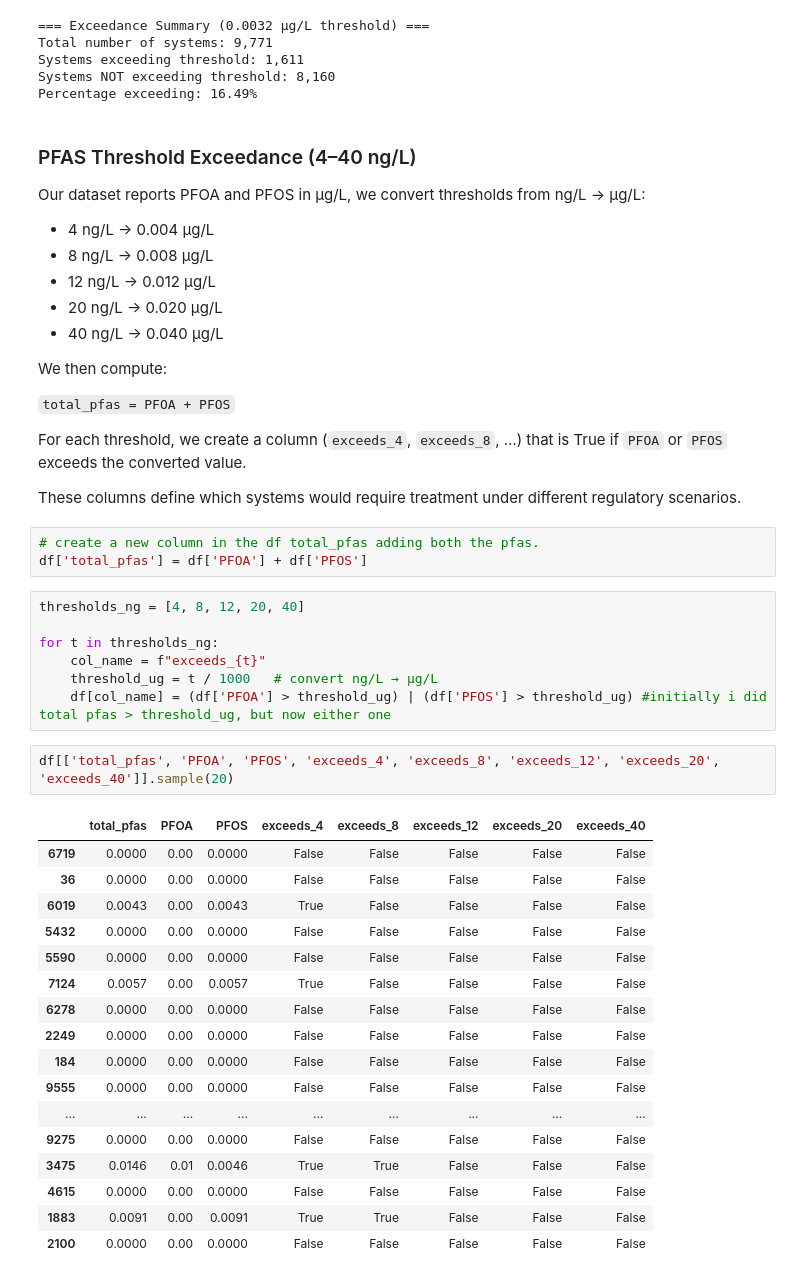
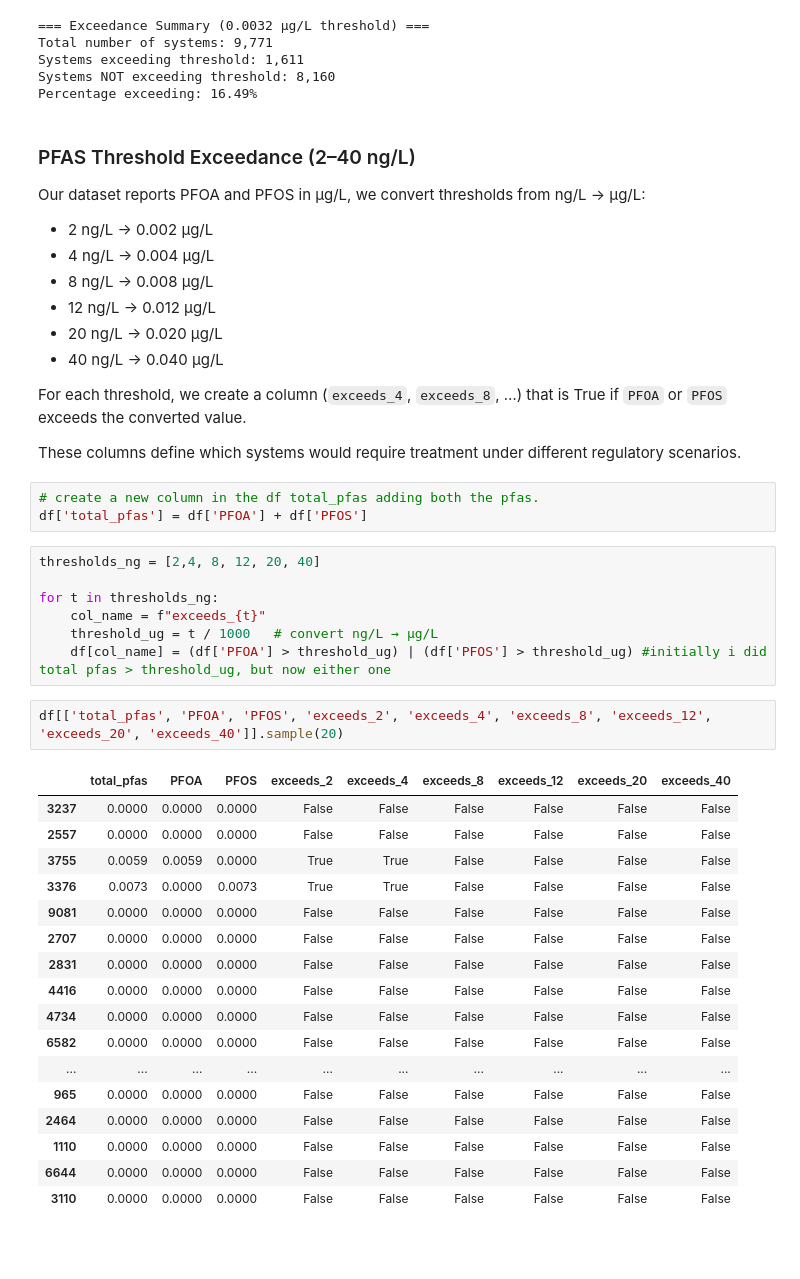
Before and after one commit to brahmee07/Pfas_water_research, a Jupyter notebook: Pfas_cost_risk_analysis.ipynb, the cells around one changed output. Cells and saved outputs as stored; diff of their text form; blank space fills up the shorter version.

Commit message:
Added updated exposure-based PFAS analysis, new thresholds, figures, and summary table

```diff
--- a/Pfas_cost_risk_analysis.ipynb
+++ b/Pfas_cost_risk_analysis.ipynb
@@ -88,19 +88,17 @@ Systems exceeding threshold: 1,611
 Systems NOT exceeding threshold: 8,160
 Percentage exceeding: 16.49%
 # %% [markdown]
-### PFAS Threshold Exceedance (4–40 ng/L)
+### PFAS Threshold Exceedance (2–40 ng/L)
 
 Our dataset reports PFOA and PFOS in µg/L, we convert thresholds from ng/L → µg/L:
 
+- 2 ng/L → 0.002 µg/L
 - 4 ng/L → 0.004 µg/L
 - 8 ng/L → 0.008 µg/L
 - 12 ng/L → 0.012 µg/L
 - 20 ng/L → 0.020 µg/L
 - 40 ng/L → 0.040 µg/L
 
-We then compute:
-
-`total_pfas = PFOA + PFOS`
 
 For each threshold, we create a column (`exceeds_4`, `exceeds_8`, …) that is True if `PFOA` or `PFOS`  exceeds the converted value.
 
@@ -109,32 +107,32 @@ These columns define which systems would require treatment under different regul
 # create a new column in the df total_pfas adding both the pfas.
 df['total_pfas'] = df['PFOA'] + df['PFOS']
 # %%
-thresholds_ng = [4, 8, 12, 20, 40]
+thresholds_ng = [2,4, 8, 12, 20, 40]
 
 for t in thresholds_ng:
     col_name = f"exceeds_{t}"
     threshold_ug = t / 1000   # convert ng/L → µg/L
     df[col_name] = (df['PFOA'] > threshold_ug) | (df['PFOS'] > threshold_ug) #initially i did total pfas > threshold_ug, but now either one
 # %%
-df[['total_pfas', 'PFOA', 'PFOS', 'exceeds_4', 'exceeds_8', 'exceeds_12', 'exceeds_20', 'exceeds_40']].sample(20)
+df[['total_pfas', 'PFOA', 'PFOS', 'exceeds_2', 'exceeds_4', 'exceeds_8', 'exceeds_12', 'exceeds_20', 'exceeds_40']].sample(20)
 # %% [output]
-|  | total_pfas | PFOA | PFOS | exceeds_4 | exceeds_8 | exceeds_12 | exceeds_20 | exceeds_40 |
-| 6719 | 0.0000 | 0.00 | 0.0000 | False | False | False | False | False |
-| 36 | 0.0000 | 0.00 | 0.0000 | False | False | False | False | False |
-| 6019 | 0.0043 | 0.00 | 0.0043 | True | False | False | False | False |
-| 5432 | 0.0000 | 0.00 | 0.0000 | False | False | False | False | False |
-| 5590 | 0.0000 | 0.00 | 0.0000 | False | False | False | False | False |
-| 7124 | 0.0057 | 0.00 | 0.0057 | True | False | False | False | False |
-| 6278 | 0.0000 | 0.00 | 0.0000 | False | False | False | False | False |
-| 2249 | 0.0000 | 0.00 | 0.0000 | False | False | False | False | False |
-| 184 | 0.0000 | 0.00 | 0.0000 | False | False | False | False | False |
-| 9555 | 0.0000 | 0.00 | 0.0000 | False | False | False | False | False |
-| ... | ... | ... | ... | ... | ... | ... | ... | ... |
-| 9275 | 0.0000 | 0.00 | 0.0000 | False | False | False | False | False |
-| 3475 | 0.0146 | 0.01 | 0.0046 | True | True | False | False | False |
-| 4615 | 0.0000 | 0.00 | 0.0000 | False | False | False | False | False |
-| 1883 | 0.0091 | 0.00 | 0.0091 | True | True | False | False | False |
-| 2100 | 0.0000 | 0.00 | 0.0000 | False | False | False | False | False |
+|  | total_pfas | PFOA | PFOS | exceeds_2 | exceeds_4 | exceeds_8 | exceeds_12 | exceeds_20 | exceeds_40 |
+| 3237 | 0.0000 | 0.0000 | 0.0000 | False | False | False | False | False | False |
+| 2557 | 0.0000 | 0.0000 | 0.0000 | False | False | False | False | False | False |
+| 3755 | 0.0059 | 0.0059 | 0.0000 | True | True | False | False | False | False |
+| 3376 | 0.0073 | 0.0000 | 0.0073 | True | True | False | False | False | False |
+| 9081 | 0.0000 | 0.0000 | 0.0000 | False | False | False | False | False | False |
+| 2707 | 0.0000 | 0.0000 | 0.0000 | False | False | False | False | False | False |
+| 2831 | 0.0000 | 0.0000 | 0.0000 | False | False | False | False | False | False |
+| 4416 | 0.0000 | 0.0000 | 0.0000 | False | False | False | False | False | False |
+| 4734 | 0.0000 | 0.0000 | 0.0000 | False | False | False | False | False | False |
+| 6582 | 0.0000 | 0.0000 | 0.0000 | False | False | False | False | False | False |
+| ... | ... | ... | ... | ... | ... | ... | ... | ... | ... |
+| 965 | 0.0000 | 0.0000 | 0.0000 | False | False | False | False | False | False |
+| 2464 | 0.0000 | 0.0000 | 0.0000 | False | False | False | False | False | False |
+| 1110 | 0.0000 | 0.0000 | 0.0000 | False | False | False | False | False | False |
+| 6644 | 0.0000 | 0.0000 | 0.0000 | False | False | False | False | False | False |
+| 3110 | 0.0000 | 0.0000 | 0.0000 | False | False | False | False | False | False |
 # %%
 print("=== Number of Systems Exceeding Each Threshold ===")
 for t in thresholds_ng:
```
Also changed, not shown: parts of 43 cells of this notebook.
